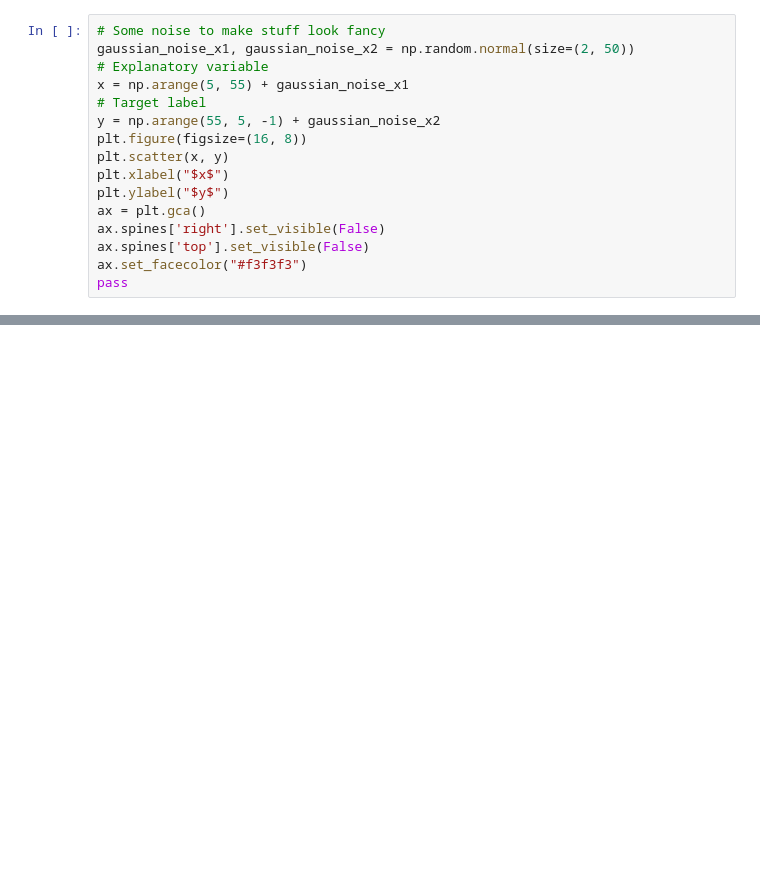
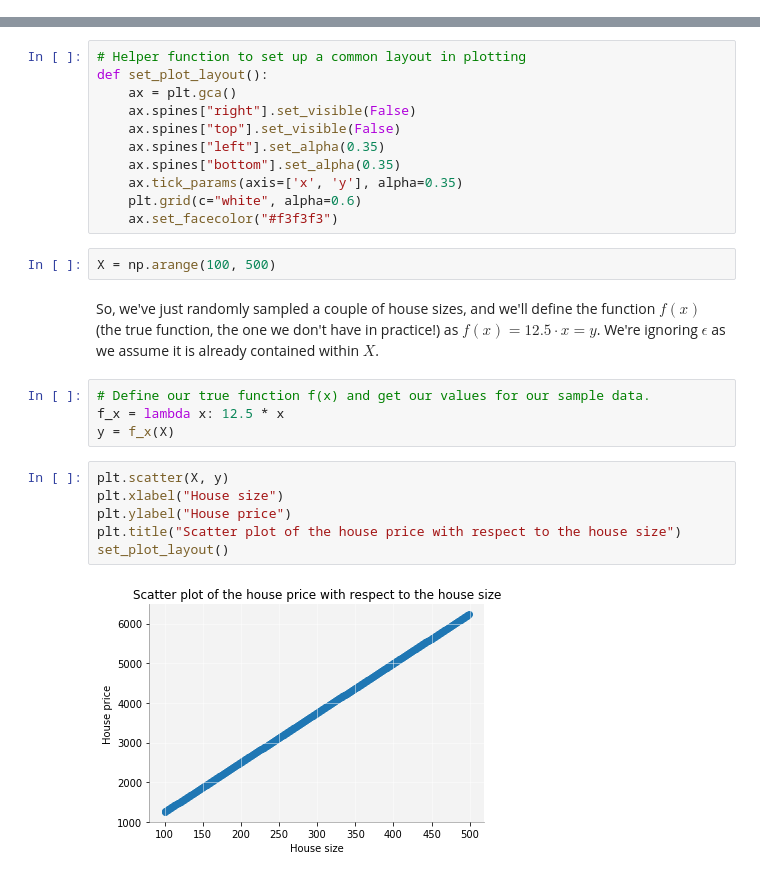
Before and after one commit to juanamari94/linear-logistic-regression-notebook, a Jupyter notebook: Linear and Logistic Regression.ipynb, the cells around one changed output, grey strips where cells are left out. Cells and saved outputs as stored; diff of their text form; blank space fills up the shorter version.

```diff
--- a/Linear and Logistic Regression.ipynb
+++ b/Linear and Logistic Regression.ipynb
@@ -21,16 +0,0 @@ import matplotlib.pyplot as plt
-# %%
-# Some noise to make stuff look fancy
-gaussian_noise_x1, gaussian_noise_x2 = np.random.normal(size=(2, 50))
-# Explanatory variable
-x = np.arange(5, 55) + gaussian_noise_x1
-# Target label
-y = np.arange(55, 5, -1) + gaussian_noise_x2
-plt.figure(figsize=(16, 8))
-plt.scatter(x, y)
-plt.xlabel("$x$")
-plt.ylabel("$y$")
-ax = plt.gca()
-ax.spines['right'].set_visible(False)
-ax.spines['top'].set_visible(False)
-ax.set_facecolor("#f3f3f3")
-pass
@@ -285,0 +22,27 @@ ax.set_facecolor("#f3f3f3")
+# %%
+# Helper function to set up a common layout in plotting
+def set_plot_layout():
+    ax = plt.gca()
+    ax.spines["right"].set_visible(False)
+    ax.spines["top"].set_visible(False)
+    ax.spines["left"].set_alpha(0.35)
+    ax.spines["bottom"].set_alpha(0.35)
+    ax.tick_params(axis=['x', 'y'], alpha=0.35)
+    plt.grid(c="white", alpha=0.6)
+    ax.set_facecolor("#f3f3f3")
+# %%
+X = np.arange(100, 500)
+# %% [markdown]
+So, we've just randomly sampled a couple of house sizes, and we'll define the function $f(x)$ (the true function, the one we don't have in practice!) as $f(x) = 12.5 \cdot x = y$. We're ignoring $\epsilon$ as we assume it is already contained within $X$.
+# %%
+# Define our true function f(x) and get our values for our sample data.
+f_x = lambda x: 12.5 * x
+y = f_x(X)
+# %%
+plt.scatter(X, y)
+plt.xlabel("House size")
+plt.ylabel("House price")
+plt.title("Scatter plot of the house price with respect to the house size")
+set_plot_layout()
+# %% [output]
+[figure, added]
```
Also changed, not shown: parts of 113 cells of this notebook.
